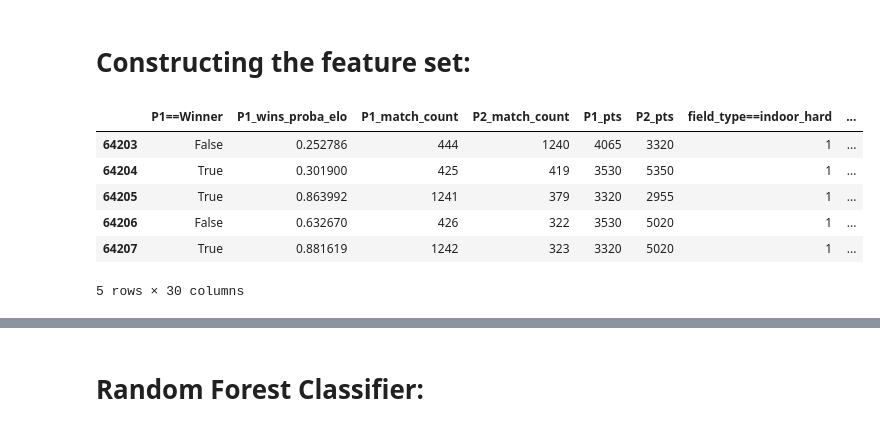
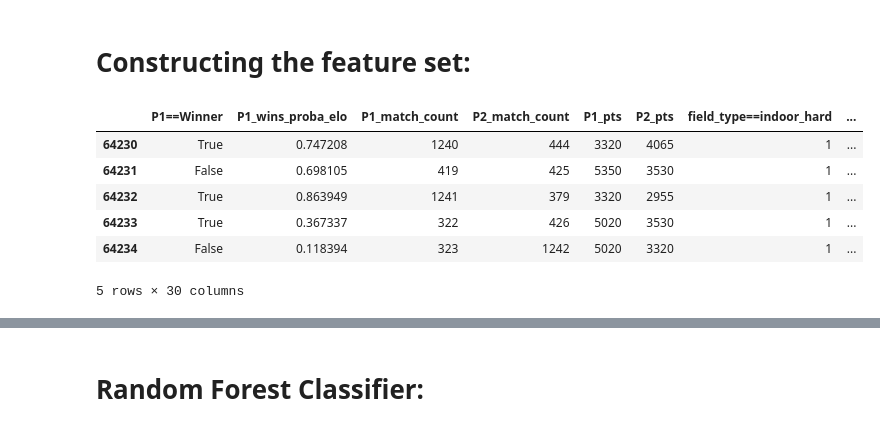
Before and after one commit to sprogl/sporting-bet-prediction, a Jupyter notebook: ATP_third_notebook.ipynb, the cells around one changed output, grey strips where cells are left out. Saved outputs shown, nothing was run; the diff lists cells and outputs as text; code cells hidden in the pictures.

```diff
--- a/ATP_third_notebook.ipynb
+++ b/ATP_third_notebook.ipynb
@@ -130,6 +144,13 @@ elo_rates.to_csv("archive/elo_rates.csv")
 # %% [markdown]
 Here, I add more features to the dataset, namely, match count and elo rates with respect to the specific court and surface type in which the game is played.
 # %%
+import pandas as pd
+import numpy as np
+
+# Load data from the disk
+df_atp = pd.read_csv("archive/atp_data.csv", index_col=0)
+elo_rates = pd.read_csv("archive/elo_rates.csv", index_col=0)
+
 court_surface_type = df_atp[["Court", "Surface"]].drop_duplicates().sort_values(by="Court").to_numpy().tolist()
 
 try:
@@ -174,10 +195,6 @@ for index, _ in df_atp.iterrows():
     elo_rates.loc[elo_rates["Player"]==df_atp.loc[index, "Winner"], f"elo_{field_type}"] += k_factor*(1.0 - df_atp.loc[index, f"proba_elo_{field_type}"])
     elo_rates.loc[elo_rates["Player"]==df_atp.loc[index, "Loser"], f"elo_{field_type}"] -= k_factor*(1.0 - df_atp.loc[index, f"proba_elo_{field_type}"])
 
-
-# Drop the rows in which the point of the players are absent
-df_atp.dropna(subset=["WPts", "LPts"], axis=0, inplace=True)
-
 # Save the new dataset (enriched dataset)
 df_atp.to_csv("archive/atp_data_enriched.csv")
 elo_rates.to_csv("archive/elo_rates_enriched.csv")
@@ -208,14 +245,15 @@ One can read all datasets directly from the disk and avoid doing the time consum
 import pandas as pd
 
 # Load data from the disk
-elo_rates = pd.read_csv("archive/elo_rates_enriched.csv", dtype={"Player": "object", "match_count": "int64", "elo": "float64"}, index_col=0)
+elo_rates = pd.read_csv("archive/elo_rates_enriched.csv", index_col=0)
 df_atp = pd.read_csv("archive/atp_data_enriched.csv", index_col=0)
 # df_conf = pd.read_csv("archive/confidence_data.csv")
 
 df_atp["Date"] = pd.to_datetime(df_atp["Date"])
 
 # Drop 350 rows where bet odds are absent
-df_atp_reduced = df_atp.dropna(subset=["PSW", "PSL", "B365W", "B365L"], axis=0)
+# We just ignore the odds for losers cause they do not appear in our futher analysis.
+df_atp_reduced = df_atp.dropna(subset=["PSW", "B365W"], axis=0)
 
 # Show the info i deletes 15 columns with NaN
 df_atp_clean = df_atp_reduced.dropna()
@@ -224,6 +262,10 @@ df_atp_clean = df_atp_reduced.dropna()
 # Drop columns after the 22nd column
 df_atp_clean = df_atp_clean.iloc[:, :23]
 
+# Save dataframes on the disk
+df_atp_clean.to_csv("archive/df_atp_clean.csv")
+df_atp_reduced.to_csv("archive/df_atp_reduced.csv")
+
 # Display the first few rows to verify the changes
 df_atp_clean.info()
 # %% [output]
@@ -570,42 +641,53 @@ To beat bookmakers, we used ML to predict matches as accurate as possible. Algor
 import pandas as pd
 import numpy as np
 import sklearn.model_selection
 import sklearn.preprocessing
+import joblib
+
+# Load from disk
+df_atp_reduced = pd.read_csv("archive/df_atp_reduced.csv", index_col=0)
 
 # Each cell in the dataframe features answers to the question whether the specified strategy predicts that player one wins
 # Before constructing the dataframe we should scramble the players so that sometimes player 1 wins and he loses the other times with equal probabilities.
 court_surface_type = df_atp_reduced[["Court", "Surface"]].drop_duplicates().sort_values(by="Court").to_numpy().tolist()
+
 np.random.seed(98245)
 features = pd.DataFrame(np.random.randint(0, 2, size=len(df_atp_reduced))==1, columns=["P1==Winner"], index=df_atp_reduced.index)
+
 features["P1_wins_proba_elo"] = ((1.0 - features["P1==Winner"]) - df_atp_reduced["proba_elo"]).abs()
 features["P1_match_count"] = pd.merge(df_atp_reduced.loc[features["P1==Winner"], "match_count_winner"], df_atp_reduced.loc[~features["P1==Winner"], "match_count_loser"], how="outer", left_index=True, right_index=True).fillna(value=0).sum(axis=1).astype("int")
 features["P2_match_count"] = pd.merge(df_atp_reduced.loc[~features["P1==Winner"], "match_count_winner"], df_atp_reduced.loc[features["P1==Winner"], "match_count_loser"], how="outer", left_index=True, right_index=True).fillna(value=0).sum(axis=1).astype("int")
 features["P1_pts"] = pd.merge(df_atp_reduced.loc[features["P1==Winner"], "WPts"], df_atp_reduced.loc[~features["P1==Winner"], "LPts"], how="outer", left_index=True, right_index=True).fillna(value=0).sum(axis=1).astype("int")
 features["P2_pts"] = pd.merge(df_atp_reduced.loc[~features["P1==Winner"], "WPts"], df_atp_reduced.loc[features["P1==Winner"], "LPts"], how="outer", left_index=True, right_index=True).fillna(value=0).sum(axis=1).astype("int")
 
 for pair in court_surface_type:
     field_type = f"{pair[0].lower()}_{pair[1].lower()}"
     features[f"field_type=={field_type}"] = (df_atp_reduced["Court"].str.lower() + "_" + df_atp_reduced["Surface"].str.lower() == field_type) + 0
     features[f"P1_match_count_{field_type}"] = pd.merge(df_atp_reduced.loc[features["P1==Winner"], f"match_count_{field_type}_winner"], df_atp_reduced.loc[~features["P1==Winner"], f"match_count_{field_type}_loser"], how="outer", left_index=True, right_index=True).fillna(value=0).sum(axis=1).astype("int")
     features[f"P2_match_count_{field_type}"] = pd.merge(df_atp_reduced.loc[~features["P1==Winner"], f"match_count_{field_type}_winner"], df_atp_reduced.loc[features["P1==Winner"], f"match_count_{field_type}_loser"], how="outer", left_index=True, right_index=True).fillna(value=0).sum(axis=1).astype("int")
     features[f"P1_wins_proba_elo_{field_type}"] = ((1.0 - features["P1==Winner"]) - df_atp_reduced[f"proba_elo_{field_type}"]).abs()
 
+target = features["P1==Winner"]
+data = features.drop(labels=["P1==Winner"], axis=1)
+
 scaler = sklearn.preprocessing.StandardScaler()
-X_train, X_test, y_train, y_test = sklearn.model_selection.train_test_split(pd.DataFrame(scaler.fit_transform(features.drop(labels=["P1==Winner"], axis=1)), columns=features.columns[1:], index=features.index), features["P1==Winner"], test_size=0.2, random_state=42)
+X_train, X_test, y_train, y_test = sklearn.model_selection.train_test_split(pd.DataFrame(scaler.fit_transform(data), columns=data.columns, index=data.index), target, test_size=0.2, random_state=4362)
+
+# Save the scaler on the disk
+joblib.dump(value=scaler, filename="archive/scaler.pkl")
 
 # Back up the different dataframes
-features.to_csv("archive/features.csv")
-df_atp_clean.to_csv("archive/df_atp_clean.csv")
-df_atp_reduced.to_csv("archive/df_atp_reduced.csv")
+data.to_csv("archive/data.csv")
+target.to_csv("archive/target.csv")
 
 features.tail()
 # %% [output]
 |  | P1==Winner | P1_wins_proba_elo | P1_match_count | P2_match_count | P1_pts | P2_pts | field_type==indoor_hard | ... |
-| 64203 | False | 0.252786 | 444 | 1240 | 4065 | 3320 | 1 | ... |
-| 64204 | True | 0.301900 | 425 | 419 | 3530 | 5350 | 1 | ... |
-| 64205 | True | 0.863992 | 1241 | 379 | 3320 | 2955 | 1 | ... |
-| 64206 | False | 0.632670 | 426 | 322 | 3530 | 5020 | 1 | ... |
-| 64207 | True | 0.881619 | 1242 | 323 | 3320 | 5020 | 1 | ... |
+| 64230 | True | 0.747208 | 1240 | 444 | 3320 | 4065 | 1 | ... |
+| 64231 | False | 0.698105 | 419 | 425 | 5350 | 3530 | 1 | ... |
+| 64232 | True | 0.863949 | 1241 | 379 | 3320 | 2955 | 1 | ... |
+| 64233 | True | 0.367337 | 322 | 426 | 5020 | 3530 | 1 | ... |
+| 64234 | False | 0.118394 | 323 | 1242 | 5020 | 3320 | 1 | ... |
 5 rows × 30 columns
 # %%
 features.info()
```
Also changed, not shown: parts of 26 cells of this notebook, 17 other files.
